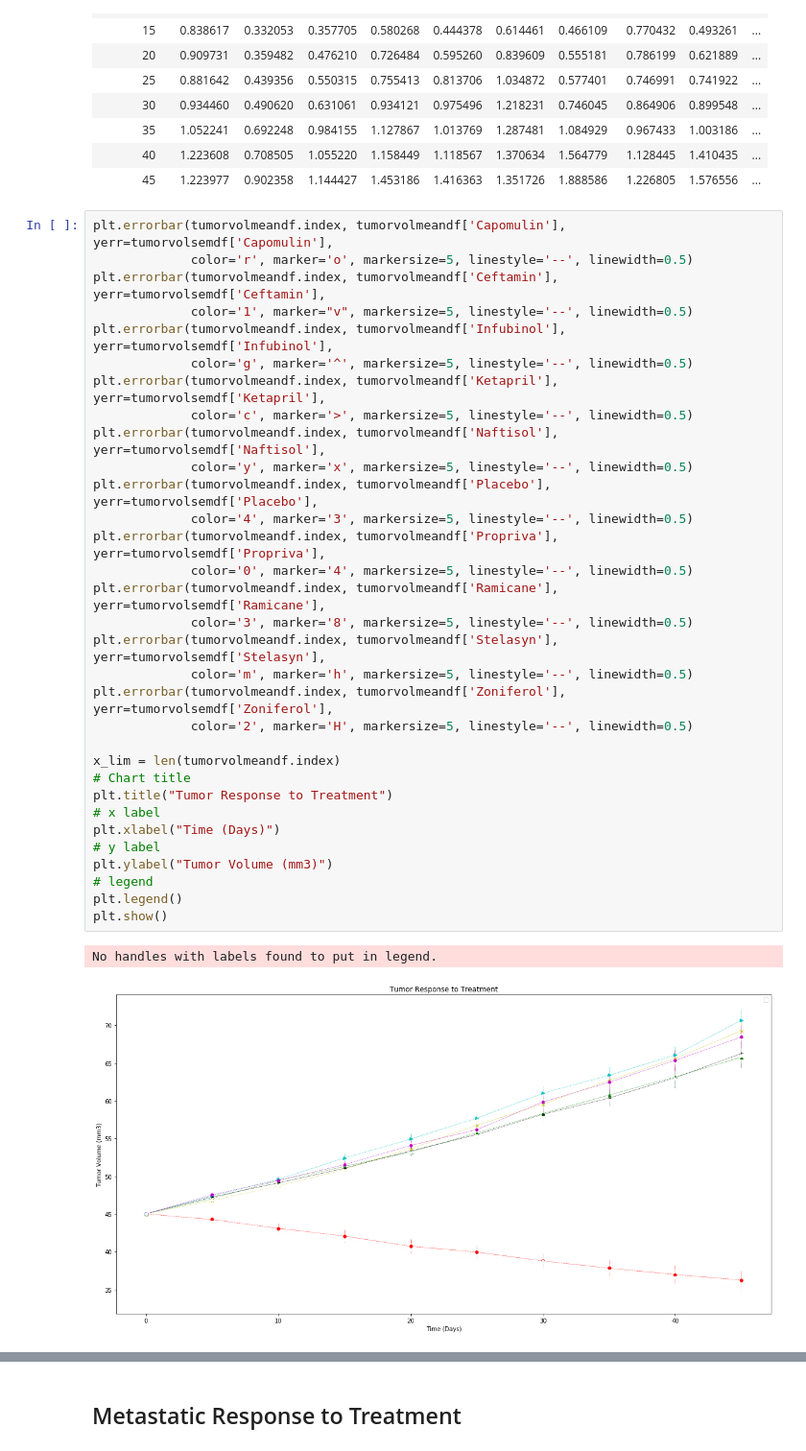
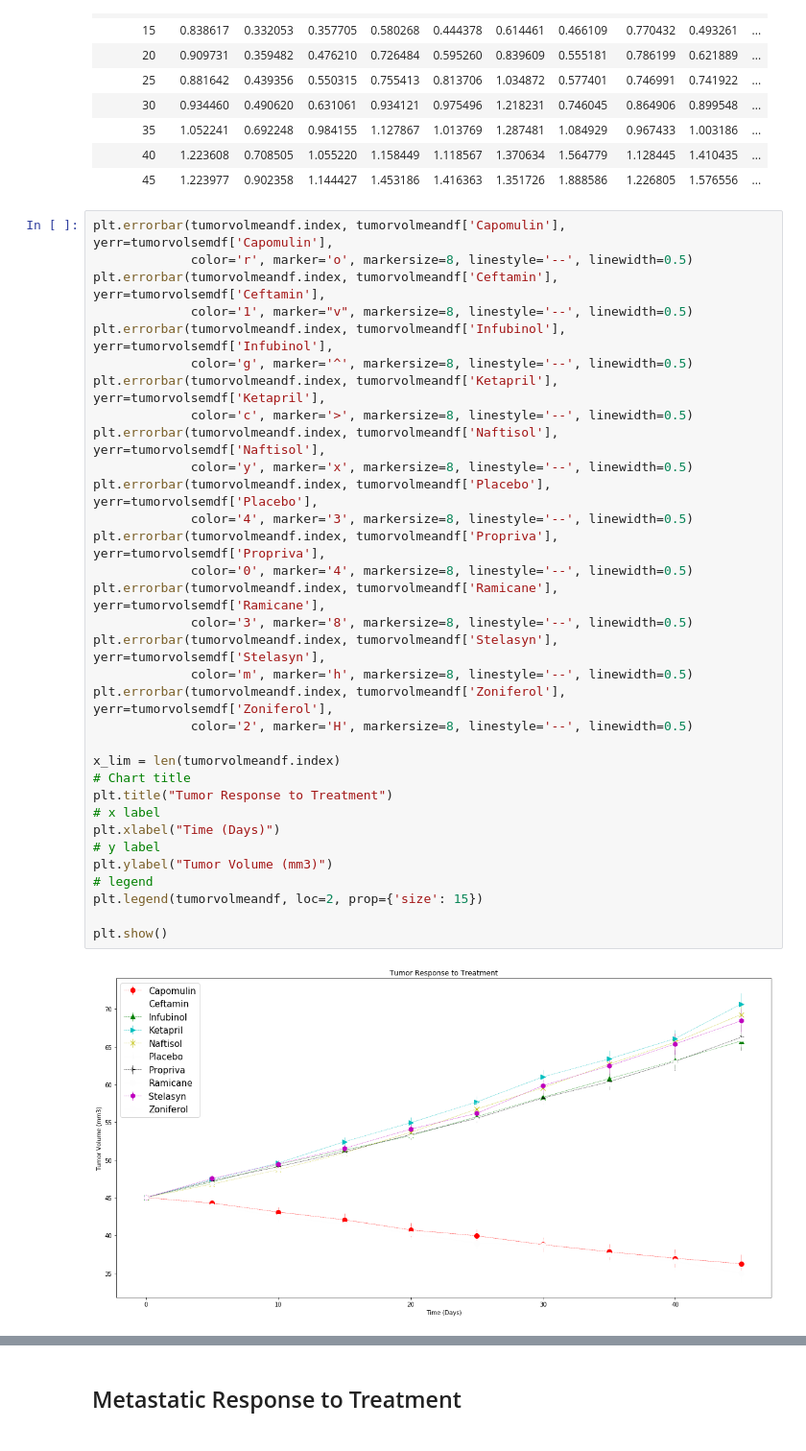
Before and after one commit to kavehamini/matplotlib-challenge, a Jupyter notebook: Pymaceuticals/pymaceuticals_Kaveh.ipynb, the cells around one changed output, grey strips where cells are left out. Shown at 96% size. Cells and saved outputs as stored; diff of their text form.

```diff
--- a/Pymaceuticals/pymaceuticals_Kaveh.ipynb
+++ b/Pymaceuticals/pymaceuticals_Kaveh.ipynb
@@ -104,39 +104,39 @@ tumorvolsemdf
 | 45 | 1.223977 | 0.902358 | 1.144427 | 1.453186 | 1.416363 | 1.351726 | 1.888586 | 1.226805 | 1.576556 | ... |
 # %%
 plt.errorbar(tumorvolmeandf.index, tumorvolmeandf['Capomulin'], yerr=tumorvolsemdf['Capomulin'],
-             color='r', marker='o', markersize=5, linestyle='--', linewidth=0.5)
+             color='r', marker='o', markersize=8, linestyle='--', linewidth=0.5)
 plt.errorbar(tumorvolmeandf.index, tumorvolmeandf['Ceftamin'], yerr=tumorvolsemdf['Ceftamin'],
-             color='1', marker="v", markersize=5, linestyle='--', linewidth=0.5)
+             color='1', marker="v", markersize=8, linestyle='--', linewidth=0.5)
 plt.errorbar(tumorvolmeandf.index, tumorvolmeandf['Infubinol'], yerr=tumorvolsemdf['Infubinol'],
-             color='g', marker='^', markersize=5, linestyle='--', linewidth=0.5)
+             color='g', marker='^', markersize=8, linestyle='--', linewidth=0.5)
 plt.errorbar(tumorvolmeandf.index, tumorvolmeandf['Ketapril'], yerr=tumorvolsemdf['Ketapril'],
-             color='c', marker='>', markersize=5, linestyle='--', linewidth=0.5)
+             color='c', marker='>', markersize=8, linestyle='--', linewidth=0.5)
 plt.errorbar(tumorvolmeandf.index, tumorvolmeandf['Naftisol'], yerr=tumorvolsemdf['Naftisol'],
-             color='y', marker='x', markersize=5, linestyle='--', linewidth=0.5)
+             color='y', marker='x', markersize=8, linestyle='--', linewidth=0.5)
 plt.errorbar(tumorvolmeandf.index, tumorvolmeandf['Placebo'], yerr=tumorvolsemdf['Placebo'],
-             color='4', marker='3', markersize=5, linestyle='--', linewidth=0.5)
+             color='4', marker='3', markersize=8, linestyle='--', linewidth=0.5)
 plt.errorbar(tumorvolmeandf.index, tumorvolmeandf['Propriva'], yerr=tumorvolsemdf['Propriva'],
-             color='0', marker='4', markersize=5, linestyle='--', linewidth=0.5)
+             color='0', marker='4', markersize=8, linestyle='--', linewidth=0.5)
 plt.errorbar(tumorvolmeandf.index, tumorvolmeandf['Ramicane'], yerr=tumorvolsemdf['Ramicane'],
-             color='3', marker='8', markersize=5, linestyle='--', linewidth=0.5)
+             color='3', marker='8', markersize=8, linestyle='--', linewidth=0.5)
 plt.errorbar(tumorvolmeandf.index, tumorvolmeandf['Stelasyn'], yerr=tumorvolsemdf['Stelasyn'],
-             color='m', marker='h', markersize=5, linestyle='--', linewidth=0.5)
+             color='m', marker='h', markersize=8, linestyle='--', linewidth=0.5)
 plt.errorbar(tumorvolmeandf.index, tumorvolmeandf['Zoniferol'], yerr=tumorvolsemdf['Zoniferol'],
-             color='2', marker='H', markersize=5, linestyle='--', linewidth=0.5)
+             color='2', marker='H', markersize=8, linestyle='--', linewidth=0.5)
 
 x_lim = len(tumorvolmeandf.index)
 # Chart title
 plt.title("Tumor Response to Treatment")
 # x label
 plt.xlabel("Time (Days)")
 # y label
 plt.ylabel("Tumor Volume (mm3)")
 # legend
-plt.legend()
+plt.legend(tumorvolmeandf, loc=2, prop={'size': 15})
+
 plt.show()
 # %% [output]
-No handles with labels found to put in legend.
-[figure, old version]
+[figure, new version]
 # %%
 # Generate the Plot (with Error Bars)
 
```
Also changed, not shown: parts of 4 cells of this notebook, 1 other file.
